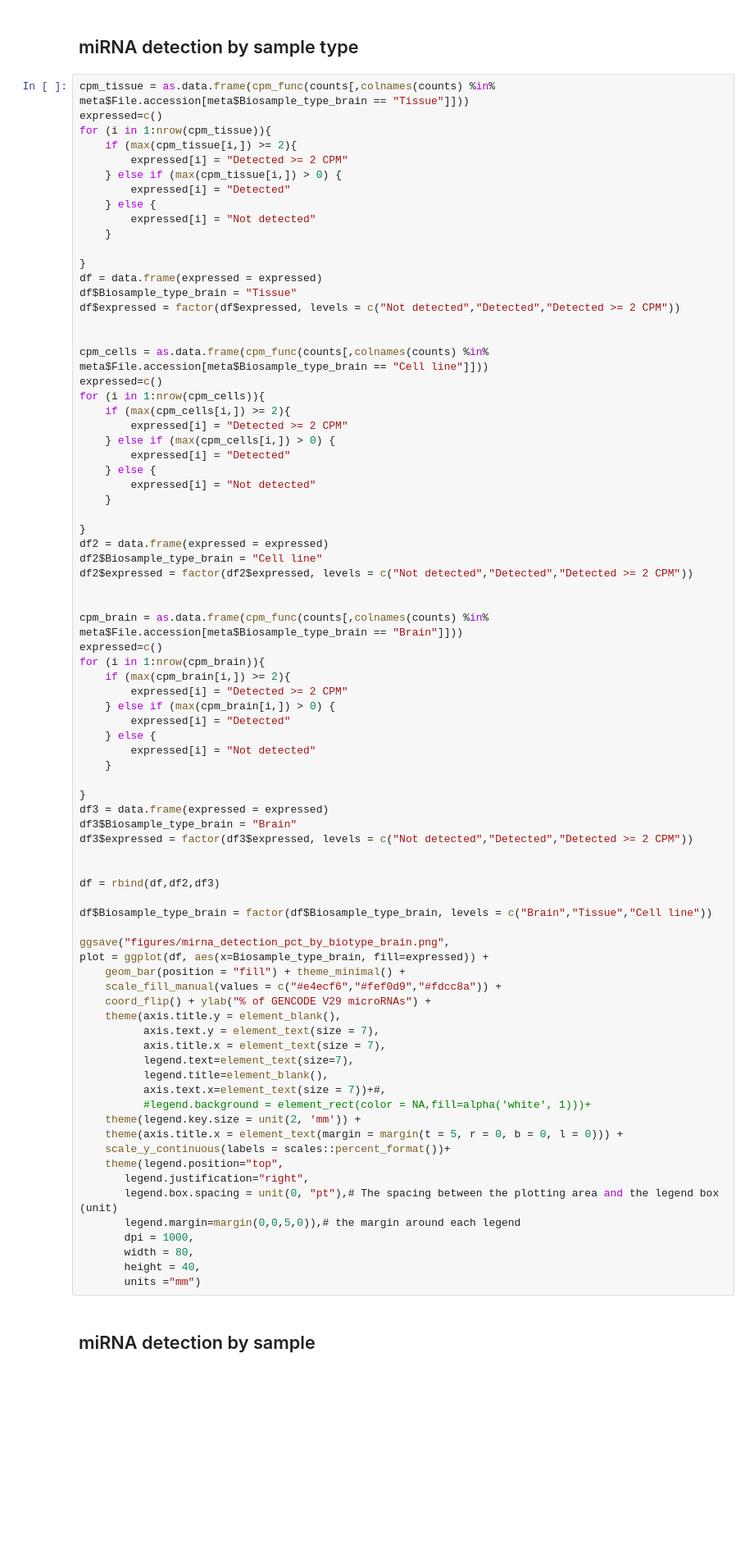
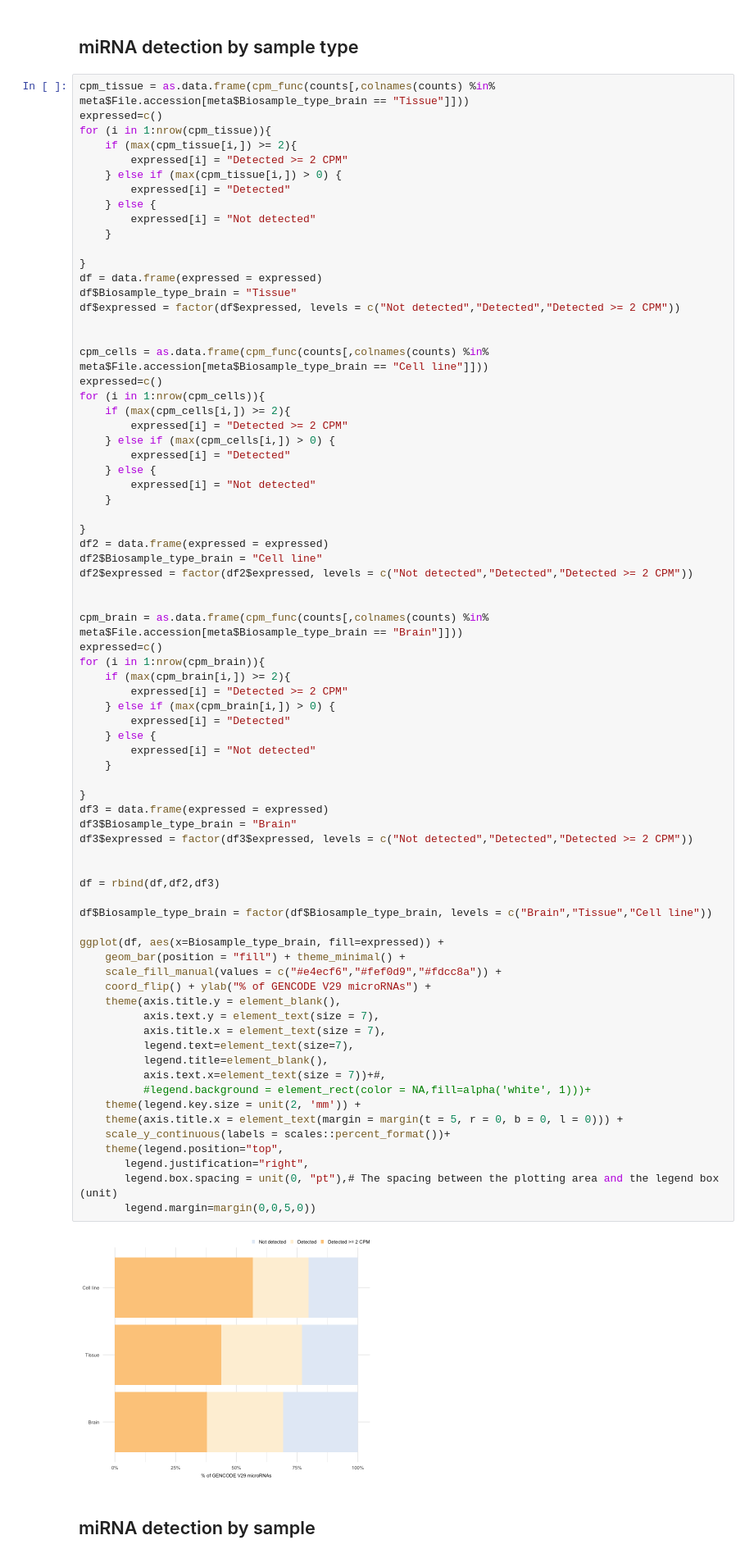
Before and after one commit to fairliereese/paper_rnawg, a Jupyter notebook: figures/fig_mirna/fig_mirna.ipynb, the cells around one changed output. Shown at 82% size. Saved outputs shown, nothing was run; the diff lists cells and outputs as text; blank space fills up the shorter version.

```diff
--- a/figures/fig_mirna/fig_mirna.ipynb
+++ b/figures/fig_mirna/fig_mirna.ipynb
@@ -162,40 +139,37 @@ for (i in 1:nrow(cpm_brain)){
     } else {
         expressed[i] = "Not detected"
     }
 
 }
 df3 = data.frame(expressed = expressed)
 df3$Biosample_type_brain = "Brain"
 df3$expressed = factor(df3$expressed, levels = c("Not detected","Detected","Detected >= 2 CPM"))
 
 
 df = rbind(df,df2,df3)
 
 df$Biosample_type_brain = factor(df$Biosample_type_brain, levels = c("Brain","Tissue","Cell line"))
 
-ggsave("figures/mirna_detection_pct_by_biotype_brain.png",
-plot = ggplot(df, aes(x=Biosample_type_brain, fill=expressed)) +
+ggplot(df, aes(x=Biosample_type_brain, fill=expressed)) +
     geom_bar(position = "fill") + theme_minimal() +
     scale_fill_manual(values = c("#e4ecf6","#fef0d9","#fdcc8a")) +
     coord_flip() + ylab("% of GENCODE V29 microRNAs") +
     theme(axis.title.y = element_blank(),
           axis.text.y = element_text(size = 7),
           axis.title.x = element_text(size = 7),
           legend.text=element_text(size=7),
           legend.title=element_blank(),
           axis.text.x=element_text(size = 7))+#,
           #legend.background = element_rect(color = NA,fill=alpha('white', 1)))+
     theme(legend.key.size = unit(2, 'mm')) +
     theme(axis.title.x = element_text(margin = margin(t = 5, r = 0, b = 0, l = 0))) +
     scale_y_continuous(labels = scales::percent_format())+
     theme(legend.position="top",
        legend.justification="right",
        legend.box.spacing = unit(0, "pt"),# The spacing between the plotting area and the legend box (unit)
-       legend.margin=margin(0,0,5,0)),# the margin around each legend
-       dpi = 1000,
-       width = 80,
-       height = 40,
-       units ="mm")
+       legend.margin=margin(0,0,5,0))
+# %% [output]
+[figure, added]
 # %% [markdown]
 ## miRNA detection by sample
 # %%
```
Also changed, not shown: parts of 4 cells of this notebook.
